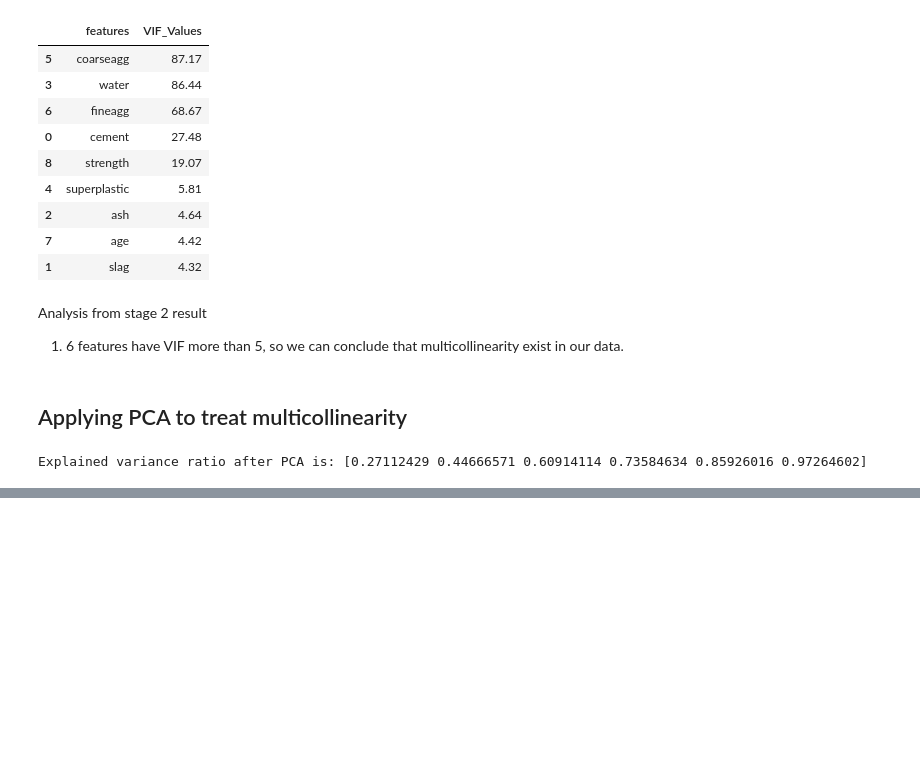
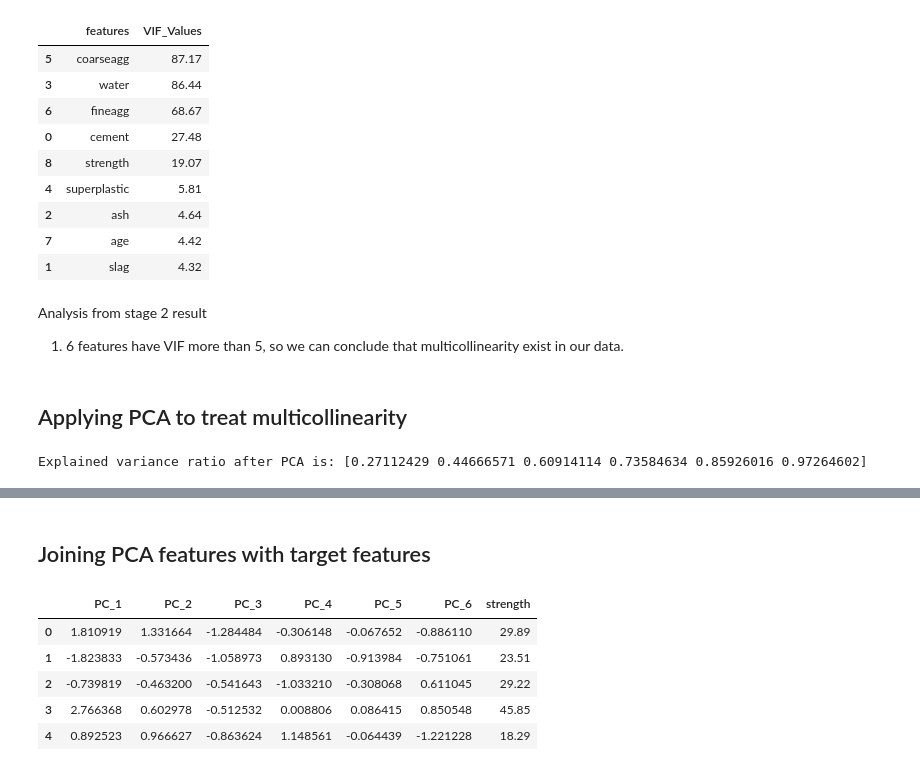
Before and after one commit to chaitanyaaditya/CapStone, a Jupyter notebook: CapStoneProject1.ipynb, the cells around one changed output, grey strips where cells are left out. Drawn from its saved outputs; the diff is of its cells as text; code cells hidden in the pictures; blank space fills up the shorter version.

```diff
--- a/CapStoneProject1.ipynb
+++ b/CapStoneProject1.ipynb
@@ -472,0 +482,13 @@ Explained variance ratio after PCA is: [0.27112429 0.44666571 0.60914114 0.73584
+# %% [markdown]
+## Joining PCA features with target features
+# %%
+pca_df = pca_df.join(df['strength'], how='left')
+# %%
+pca_df.head()
+# %% [output]
+|  | PC_1 | PC_2 | PC_3 | PC_4 | PC_5 | PC_6 | strength |
+| 0 | 1.810919 | 1.331664 | -1.284484 | -0.306148 | -0.067652 | -0.886110 | 29.89 |
+| 1 | -1.823833 | -0.573436 | -1.058973 | 0.893130 | -0.913984 | -0.751061 | 23.51 |
+| 2 | -0.739819 | -0.463200 | -0.541643 | -1.033210 | -0.308068 | 0.611045 | 29.22 |
+| 3 | 2.766368 | 0.602978 | -0.512532 | 0.008806 | 0.086415 | 0.850548 | 45.85 |
+| 4 | 0.892523 | 0.966627 | -0.863624 | 1.148561 | -0.064439 | -1.221228 | 18.29 |
```
Also changed, not shown: parts of 2 cells of this notebook.
